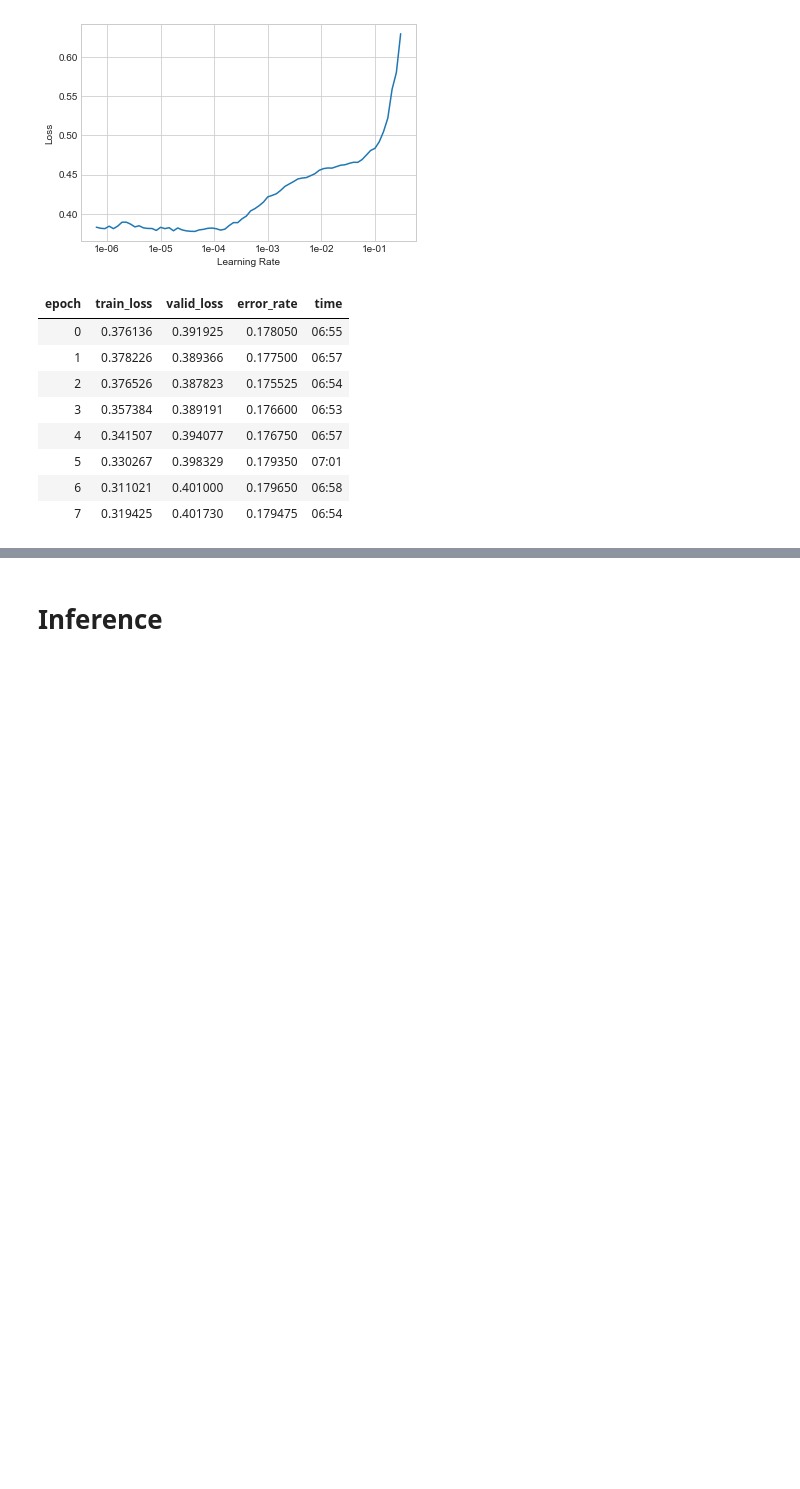
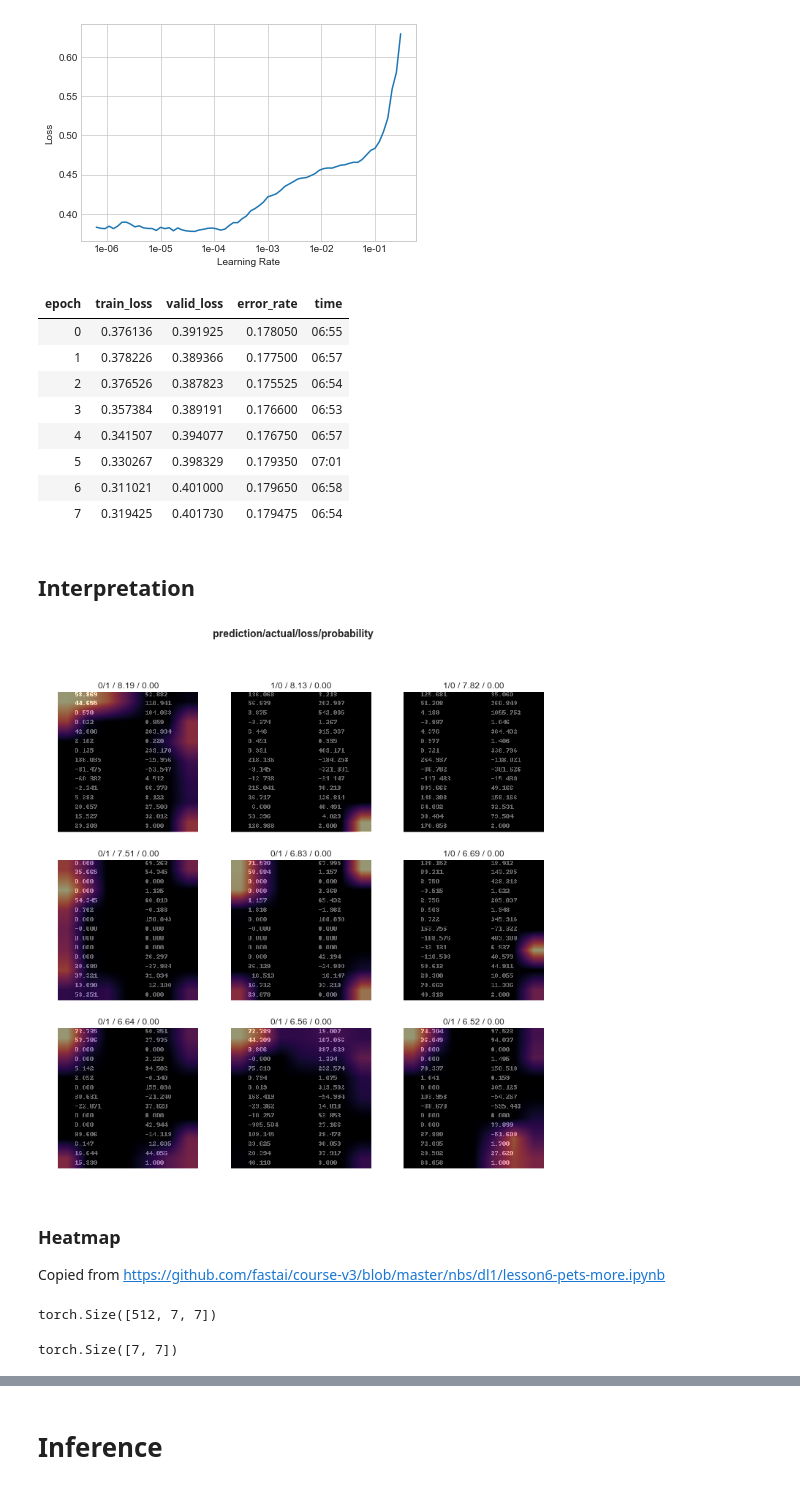
Before and after one commit to GilesStrong/SuperTML_HiggsML_Test, a Jupyter notebook: notebooks/0_resnet34_data-fix_EF-224.ipynb, the cells around one changed output, grey strips where cells are left out. Saved outputs shown, nothing was run; the diff lists cells and outputs as text; code cells hidden in the pictures; blank space fills up the shorter version.

```diff
--- a/notebooks/0_resnet34_data-fix_EF-224.ipynb
+++ b/notebooks/0_resnet34_data-fix_EF-224.ipynb
@@ -131,5 +131,18 @@ learn.fit_one_cycle(8, max_lr=slice(3e-7,3e-5))
 | 7 | 0.319425 | 0.401730 | 0.179475 | 06:54 |
 # %%
 learn.save('stage-2')
+# %%
+learn.load('stage-2');
 # %%
 learn.export()
+# %% [markdown]
+## Interpretation
+# %%
+interp = ClassificationInterpretation.from_learner(learn)
+# %%
+interp.plot_top_losses(9)
+# %% [output]
+[figure, added]
+# %% [markdown]
+### Heatmap
+Copied from https://github.com/fastai/course-v3/blob/master/nbs/dl1/lesson6-pets-more.ipynb
@@ -135,0 +168,10 @@ learn.export()
+# %%
+acts  = hook_a.stored[0].cpu()
+acts.shape
+# %% [output]
+torch.Size([512, 7, 7])
+# %%
+avg_acts = acts.mean(0)
+avg_acts.shape
+# %% [output]
+torch.Size([7, 7])
```
Also changed, not shown: parts of 13 cells of this notebook, 3 other files.
